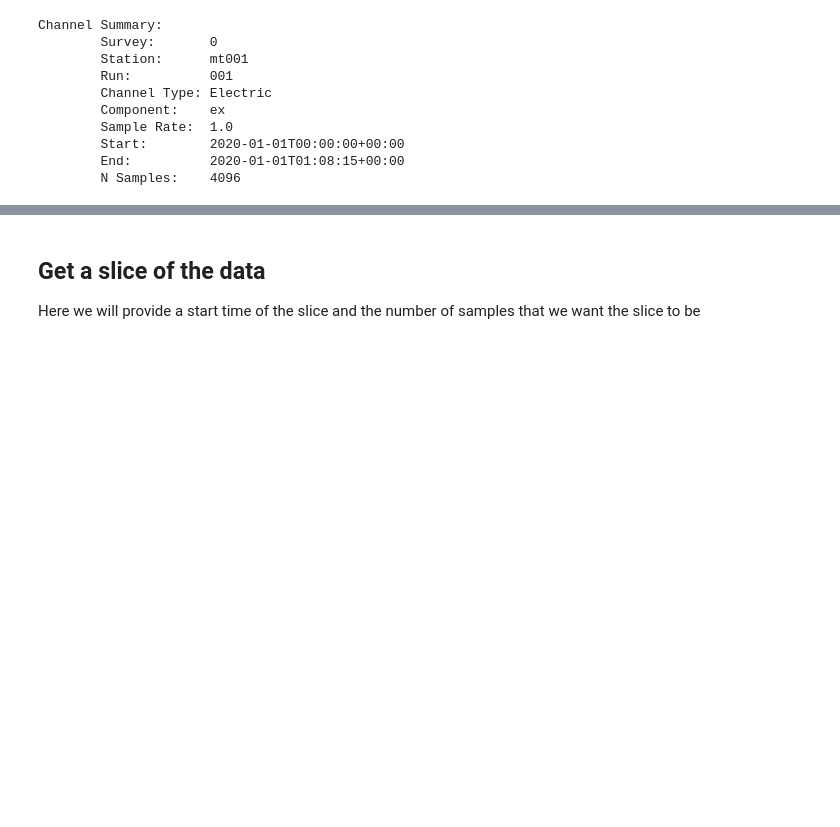
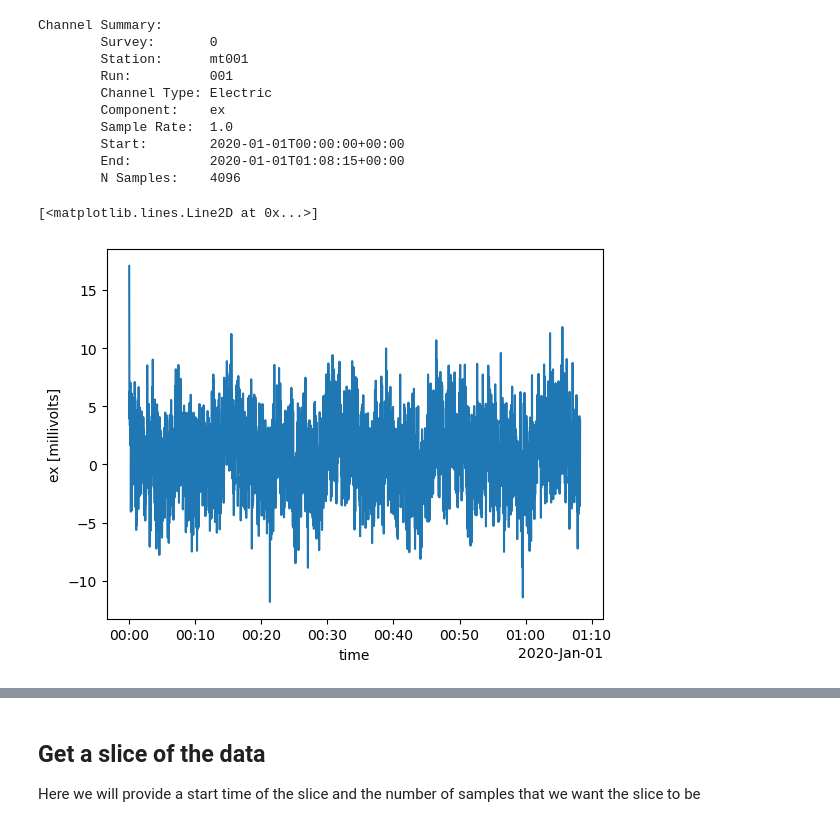
Before and after one commit to MTgeophysics/MTgeophysics.github.io, a Jupyter notebook: notebooks/mth5/03_channel_ts_example.ipynb, the cells around one changed output, grey strips where cells are left out. Drawn from its saved outputs; the diff is of its cells as text; code cells hidden in the pictures; blank space fills up the shorter version.

```diff
--- a/notebooks/mth5/03_channel_ts_example.ipynb
+++ b/notebooks/mth5/03_channel_ts_example.ipynb
@@ -53,3 +53,8 @@ Channel Summary:
         Start:        2020-01-01T00:00:00+00:00
         End:          2020-01-01T01:08:15+00:00
         N Samples:    4096
+# %%
+ex.plot()
+# %% [output]
+[<matplotlib.lines.Line2D at 0x...>]
+[figure, added]
```
Also changed, not shown: parts of 15 cells of this notebook, 1 other file.
